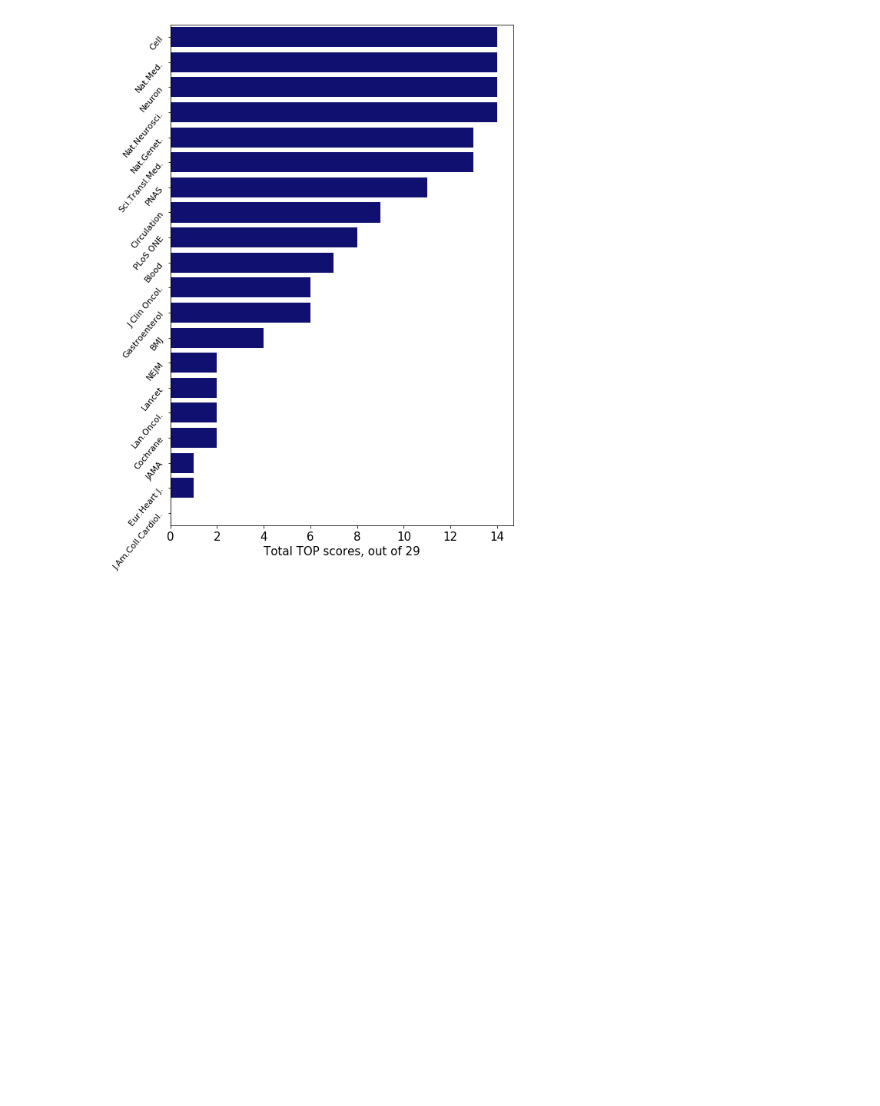
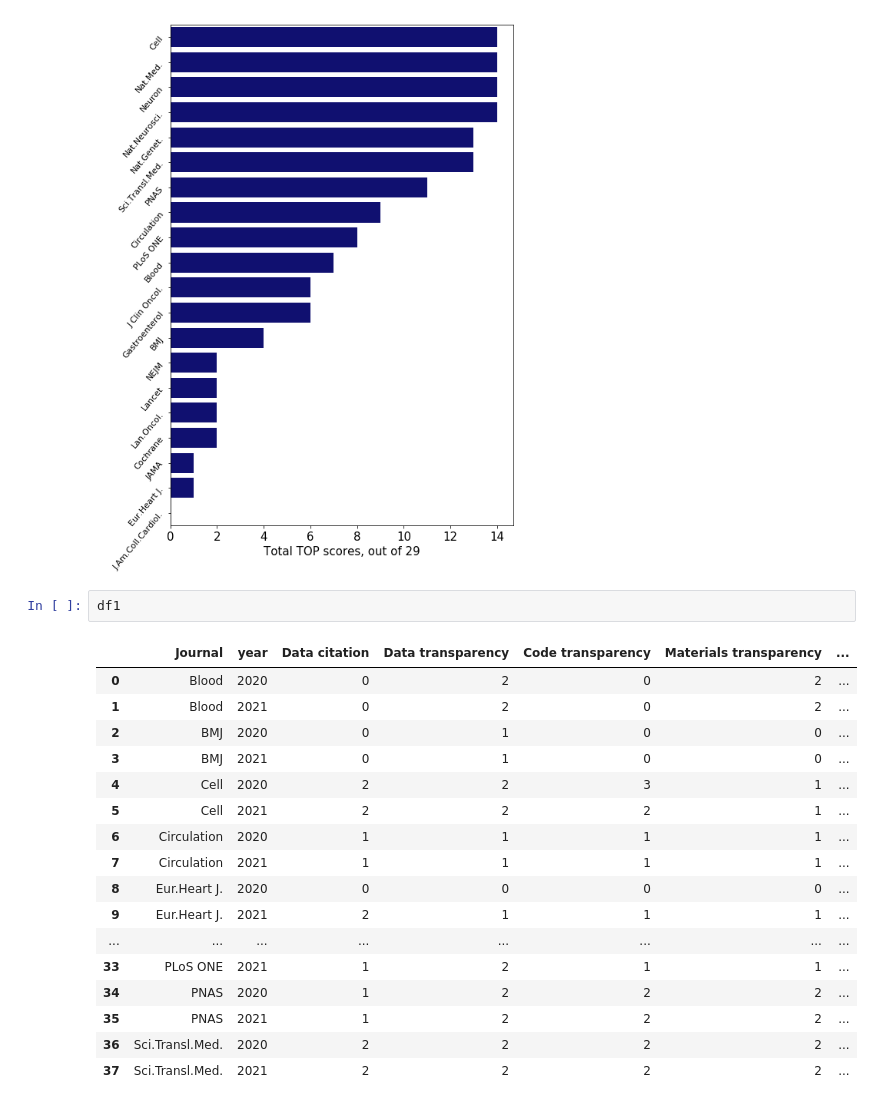
Before and after one commit to georgiarichards/TOP_medjournals, a Jupyter notebook: TOP_scores_Med&HealthJs.ipynb, the cells around one changed output. Drawn from its saved outputs; the diff is of its cells as text; blank space fills up the shorter version.

```diff
--- a/TOP_scores_Med&HealthJs.ipynb
+++ b/TOP_scores_Med&HealthJs.ipynb
@@ -646,3 +732,23 @@ plt.yticks(fontsize=11, rotation=degrees)
 plt.savefig("fig1_totalTOP.png", dpi=600)
 # %% [output]
 [figure]
+# %%
+df1
+# %% [output]
+|  | Journal | year | Data citation | Data transparency | Code transparency | Materials transparency | ... |
+| 0 | Blood | 2020 | 0 | 2 | 0 | 2 | ... |
+| 1 | Blood | 2021 | 0 | 2 | 0 | 2 | ... |
+| 2 | BMJ | 2020 | 0 | 1 | 0 | 0 | ... |
+| 3 | BMJ | 2021 | 0 | 1 | 0 | 0 | ... |
+| 4 | Cell | 2020 | 2 | 2 | 3 | 1 | ... |
+| 5 | Cell | 2021 | 2 | 2 | 2 | 1 | ... |
+| 6 | Circulation | 2020 | 1 | 1 | 1 | 1 | ... |
+| 7 | Circulation | 2021 | 1 | 1 | 1 | 1 | ... |
+| 8 | Eur.Heart J. | 2020 | 0 | 0 | 0 | 0 | ... |
+| 9 | Eur.Heart J. | 2021 | 2 | 1 | 1 | 1 | ... |
+| ... | ... | ... | ... | ... | ... | ... | ... |
+| 33 | PLoS ONE | 2021 | 1 | 2 | 1 | 1 | ... |
+| 34 | PNAS | 2020 | 1 | 2 | 2 | 2 | ... |
+| 35 | PNAS | 2021 | 1 | 2 | 2 | 2 | ... |
+| 36 | Sci.Transl.Med. | 2020 | 2 | 2 | 2 | 2 | ... |
+| 37 | Sci.Transl.Med. | 2021 | 2 | 2 | 2 | 2 | ... |
```
Also changed, not shown: parts of 13 cells of this notebook, 1 other file.
